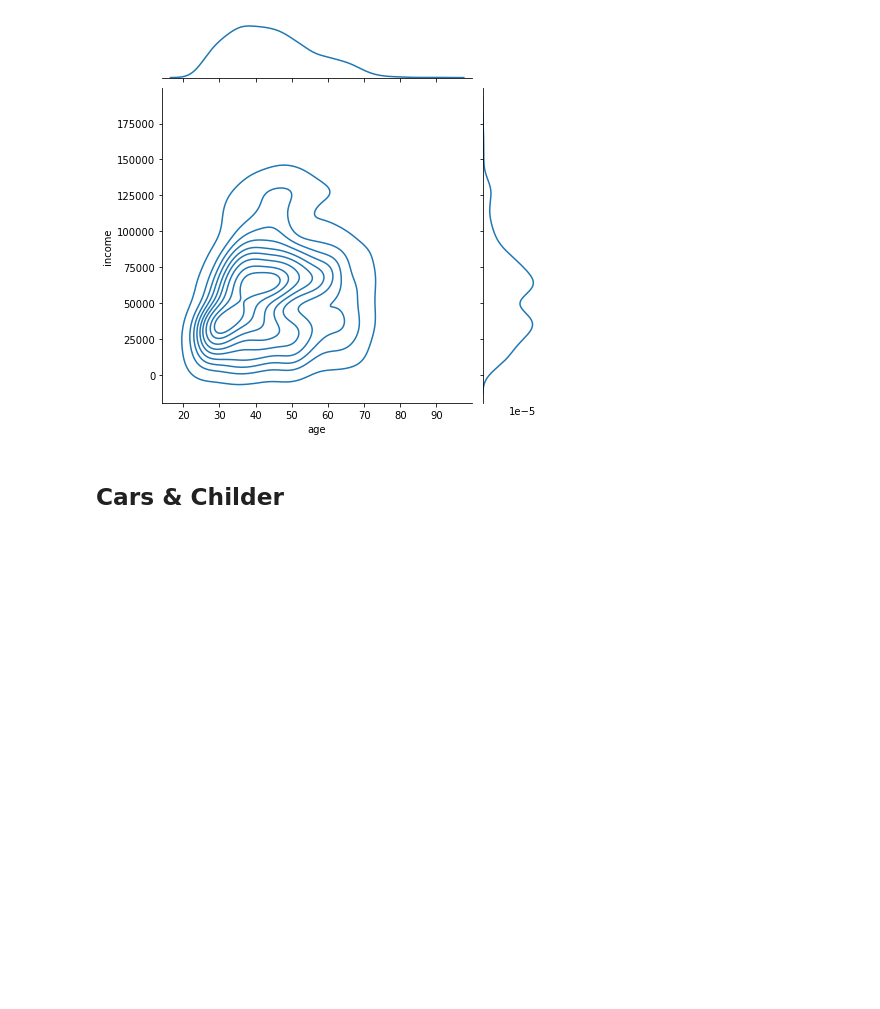
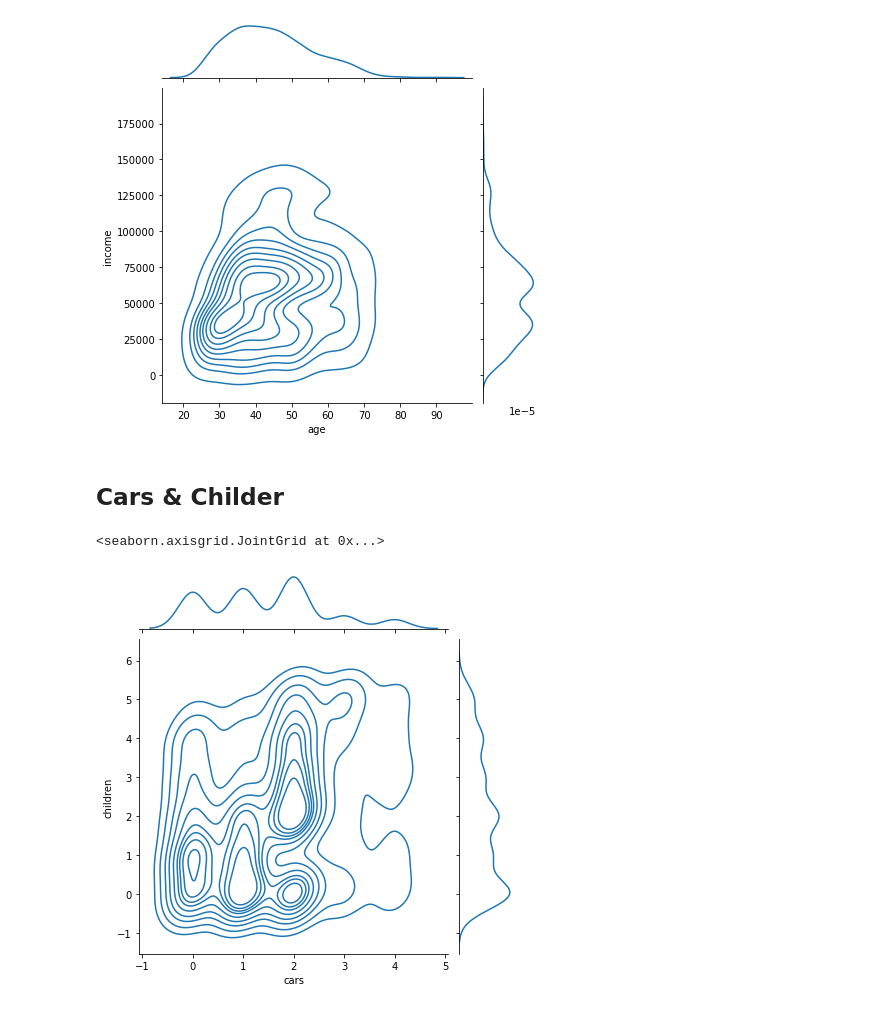
Before and after one commit to FreeLike76/KpiDataAnalysisPython, a Jupyter notebook: lab4/main4.ipynb, the cells around one changed output. Cells and saved outputs as stored; diff of their text form; code cells hidden in the pictures; blank space fills up the shorter version.

```diff
--- a/lab4/main4.ipynb
+++ b/lab4/main4.ipynb
@@ -124,6 +124,11 @@ sns.jointplot(data=df, x="age", y="income", kind="kde")
 [figure]
 # %% [markdown]
 ## Cars & Childer
+# %%
+sns.jointplot(data=df, x="cars", y="children", kind="kde")
+# %% [output]
+<seaborn.axisgrid.JointGrid at 0x...>
+[figure, added]
 # %%
 temp = np.zeros((df["children"].nunique(), df["cars"].nunique()))
 for index, row in df.iterrows():
```
Also changed, not shown: parts of 1 cell of this notebook.
